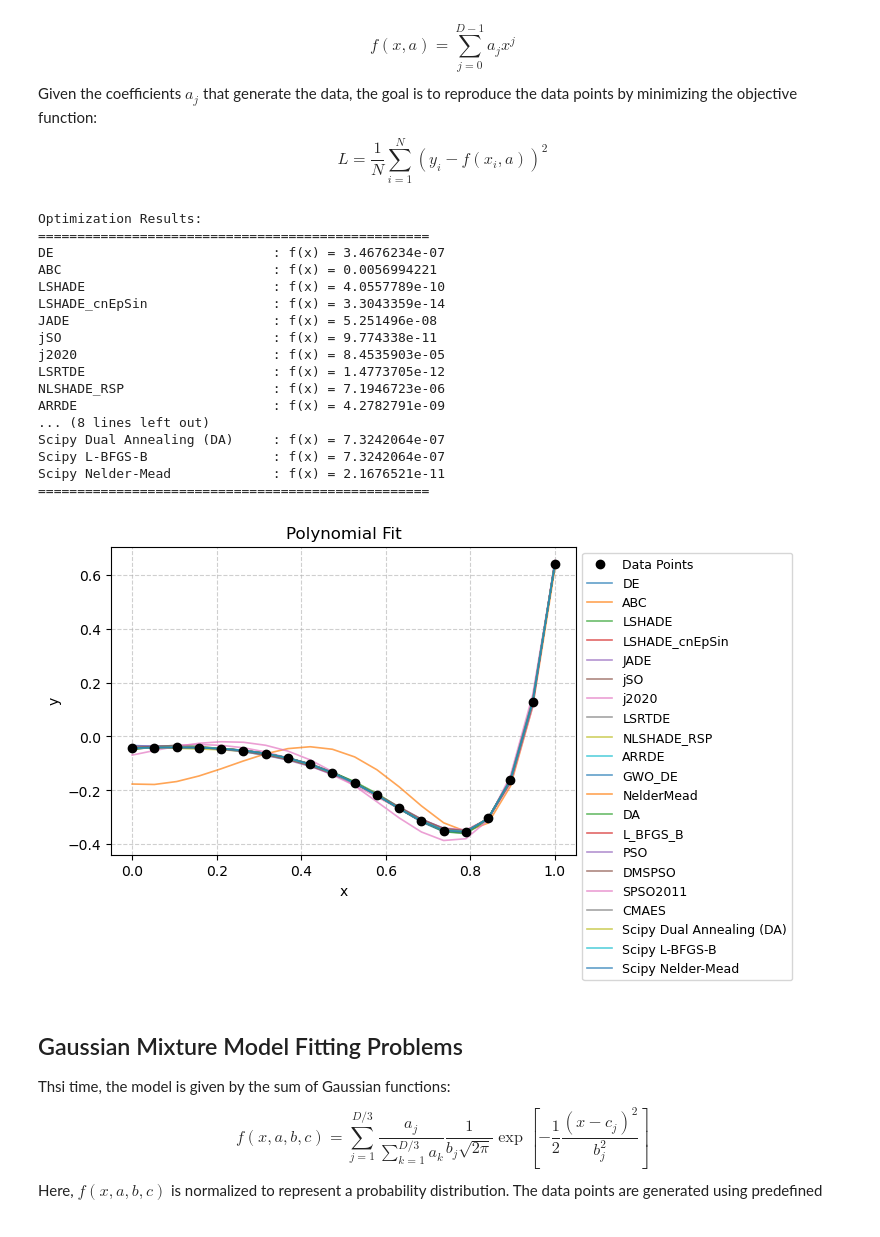
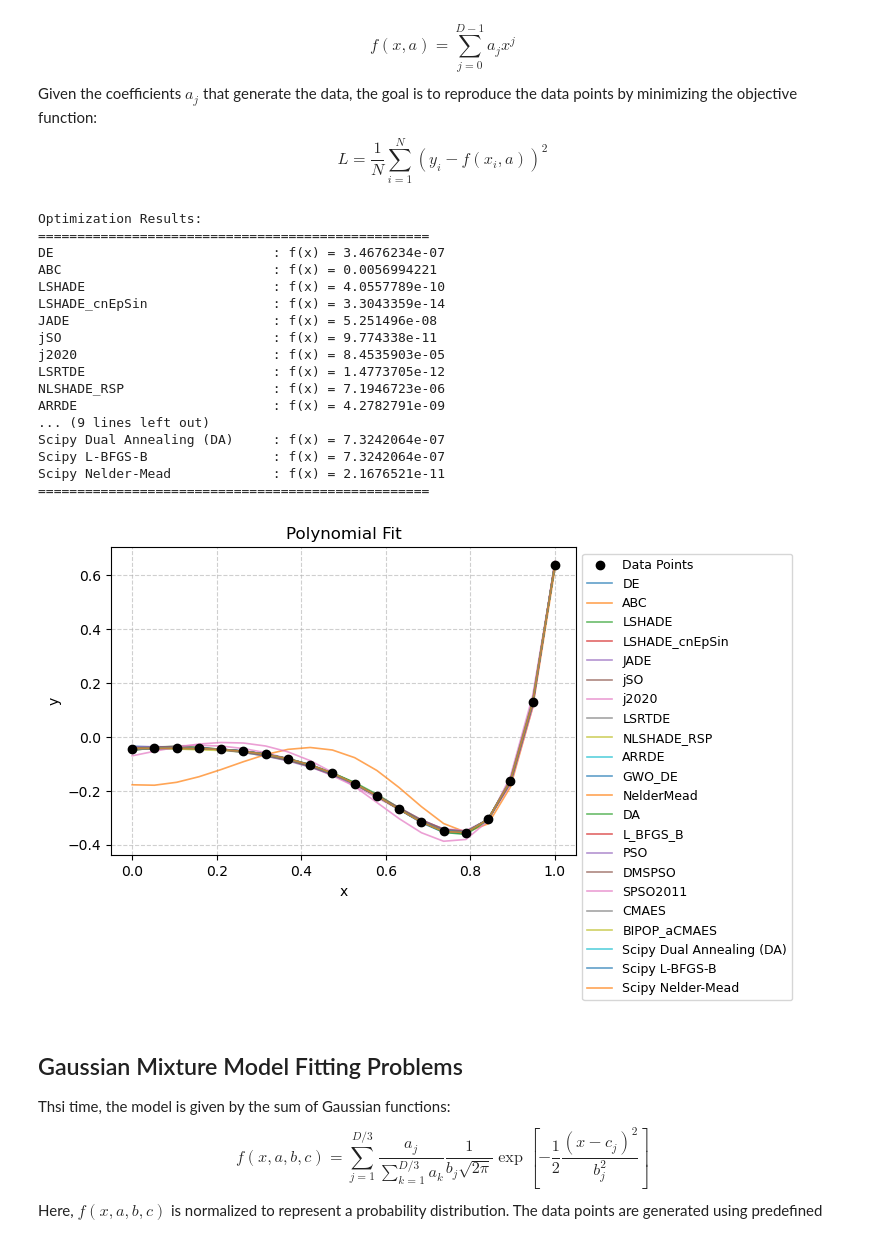
Before and after one commit to khoirulmuzakka/Minion, a Jupyter notebook: docs/source/minionpy/minimizer.ipynb, the cells around one changed output. Saved outputs shown, nothing was run; the diff lists cells and outputs as text; code cells hidden in the pictures.

```diff
--- a/docs/source/minionpy/minimizer.ipynb
+++ b/docs/source/minionpy/minimizer.ipynb
@@ -92,8 +92,8 @@ testFunctionDict = {
 # %% [markdown]
 The performance of different algorithms to minimize these functions can be compared as shown below.
 # %%
-dimension = 25
-maxevals = 25000
+dimension = 10
+maxevals = 10000
 np.random.seed(1)
 shift = 10 * np.random.rand(dimension)  # Shift randomly
 bounds = [(-10, 10)] * dimension
@@ -123,7 +123,7 @@ for func_name in testFunctionDict:
 
     algoList = [
         "DE", "ABC", "LSHADE", "LSHADE_cnEpSin", "JADE", "jSO", "j2020", "LSRTDE", "NLSHADE_RSP",
-        "ARRDE", "GWO_DE", "NelderMead", "DA", "L_BFGS_B", "PSO", "DMSPSO", "SPSO2011", "CMAES"
+        "ARRDE", "GWO_DE", "NelderMead", "DA", "L_BFGS_B", "PSO", "DMSPSO", "SPSO2011", "CMAES", "BIPOP_aCMAES"
     ]
 
 
@@ -521,13 +521,13 @@ def run_test_optimization(j, dim, year=2017, seed=None):
 # List of algorithms to be tested
 algos = [
       "DE", "ABC", "LSHADE", "LSHADE_cnEpSin", "JADE", "jSO", "j2020", "LSRTDE", "NLSHADE_RSP",
-        "ARRDE", "GWO_DE", "NelderMead", "DA", "L_BFGS_B", "PSO", "DMSPSO", "SPSO2011", "CMAES"
+        "ARRDE", "GWO_DE", "NelderMead", "DA", "L_BFGS_B", "PSO", "DMSPSO", "SPSO2011", "CMAES", "BIPOP_aCMAES"
 ]
 
 Nmaxeval = 200000  # Maximum number of function evaluations
 dimension = 20
 NRuns = 1  # Number of repetitions
-year = 2020  # CEC benchmark year
+year = 2022  # CEC benchmark year
 
 # Function numbers for each CEC year
 func_numbers_dict = {
@@ -616,7 +616,7 @@ bounds = [(-10, 10)] * dimension
 Nmaxeval = 20000
 algos = [
       "DE", "ABC", "LSHADE", "LSHADE_cnEpSin", "JADE", "jSO", "j2020", "LSRTDE", "NLSHADE_RSP",
-        "ARRDE", "GWO_DE",  "NelderMead", "DA", "L_BFGS_B", "PSO", "DMSPSO", "SPSO2011", "CMAES"
+        "ARRDE", "GWO_DE",  "NelderMead", "DA", "L_BFGS_B", "PSO", "DMSPSO", "SPSO2011", "CMAES", "BIPOP_aCMAES"
 ]
 
 # Step 4: Minimize the Objective Function and Plot Results
@@ -653,35 +653,35 @@ for name, func_opt, kwargs in scipy_algorithms:
     res = func_opt(objective_function, **kwargs)
     print(f"{name:<30}: f(x) = {res.fun:<20.8g}")
     plt.plot(x_data, polynomial_model(x_data, res.x), label=name, linewidth=1.2, alpha=0.7)
 
 print("=" * 50)
 
 # Plot Formatting
 plt.legend(loc="upper left", bbox_to_anchor=(1, 1), fontsize=9)
 plt.title("Polynomial Fit")
 plt.xlabel("x")
 plt.ylabel("y")
 plt.grid(True, linestyle="--", alpha=0.6)
 plt.show()
 # %% [output]
 Optimization Results:
 ==================================================
 DE                            : f(x) = 3.4676234e-07
 ABC                           : f(x) = 0.0056994221
 LSHADE                        : f(x) = 4.0557789e-10
 LSHADE_cnEpSin                : f(x) = 3.3043359e-14
 JADE                          : f(x) = 5.251496e-08
 jSO                           : f(x) = 9.774338e-11
 j2020                         : f(x) = 8.4535903e-05
 LSRTDE                        : f(x) = 1.4773705e-12
 NLSHADE_RSP                   : f(x) = 7.1946723e-06
 ARRDE                         : f(x) = 4.2782791e-09
-... (8 lines left out)
+... (9 lines left out)
 Scipy Dual Annealing (DA)     : f(x) = 7.3242064e-07
 Scipy L-BFGS-B                : f(x) = 7.3242064e-07
 Scipy Nelder-Mead             : f(x) = 2.1676521e-11
 ==================================================
-[figure, old version]
+[figure, new version]
 # %% [markdown]
 ## Gaussian Mixture Model Fitting Problems
 
```
Also changed, not shown: parts of 11 cells of this notebook, 7 other files.
